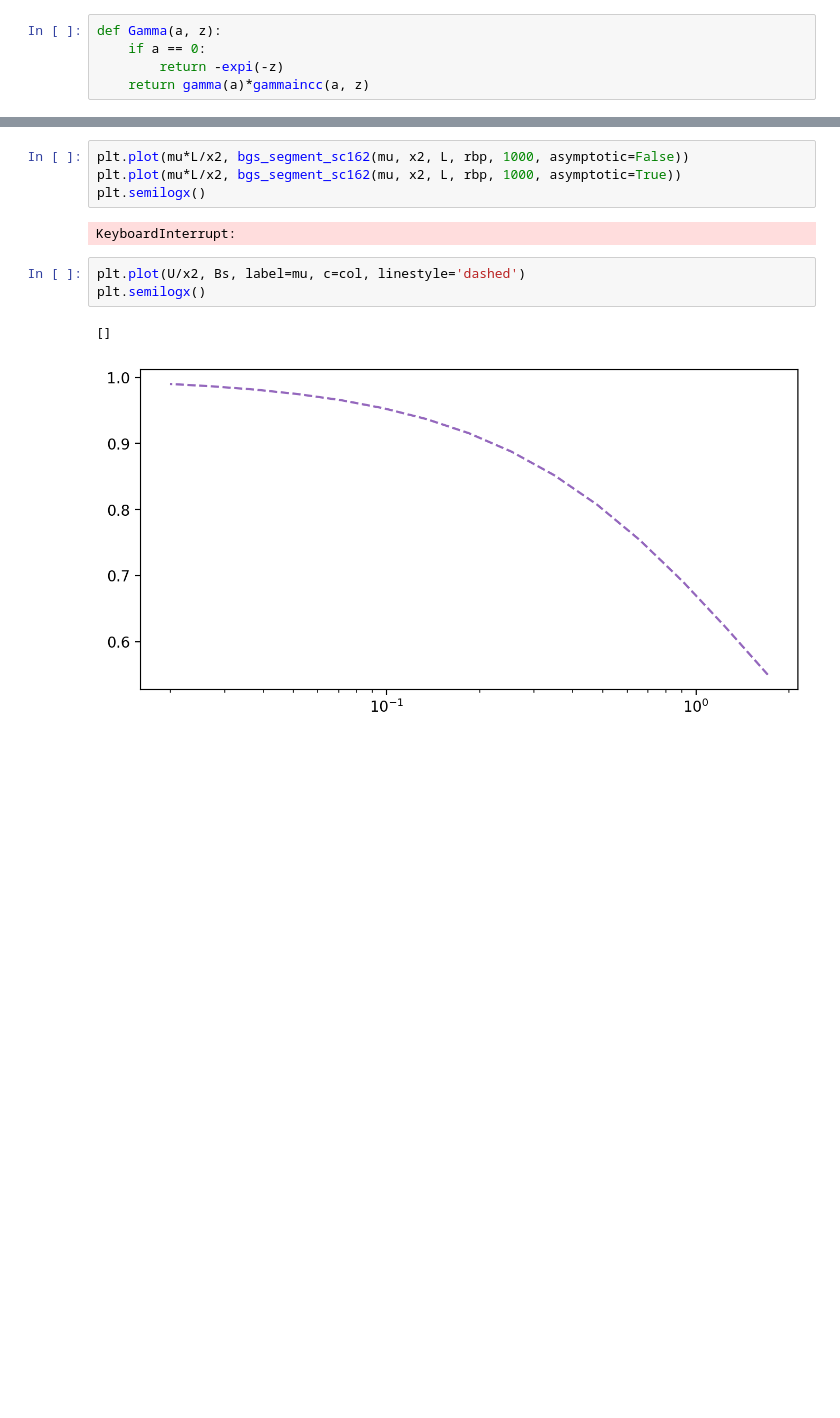
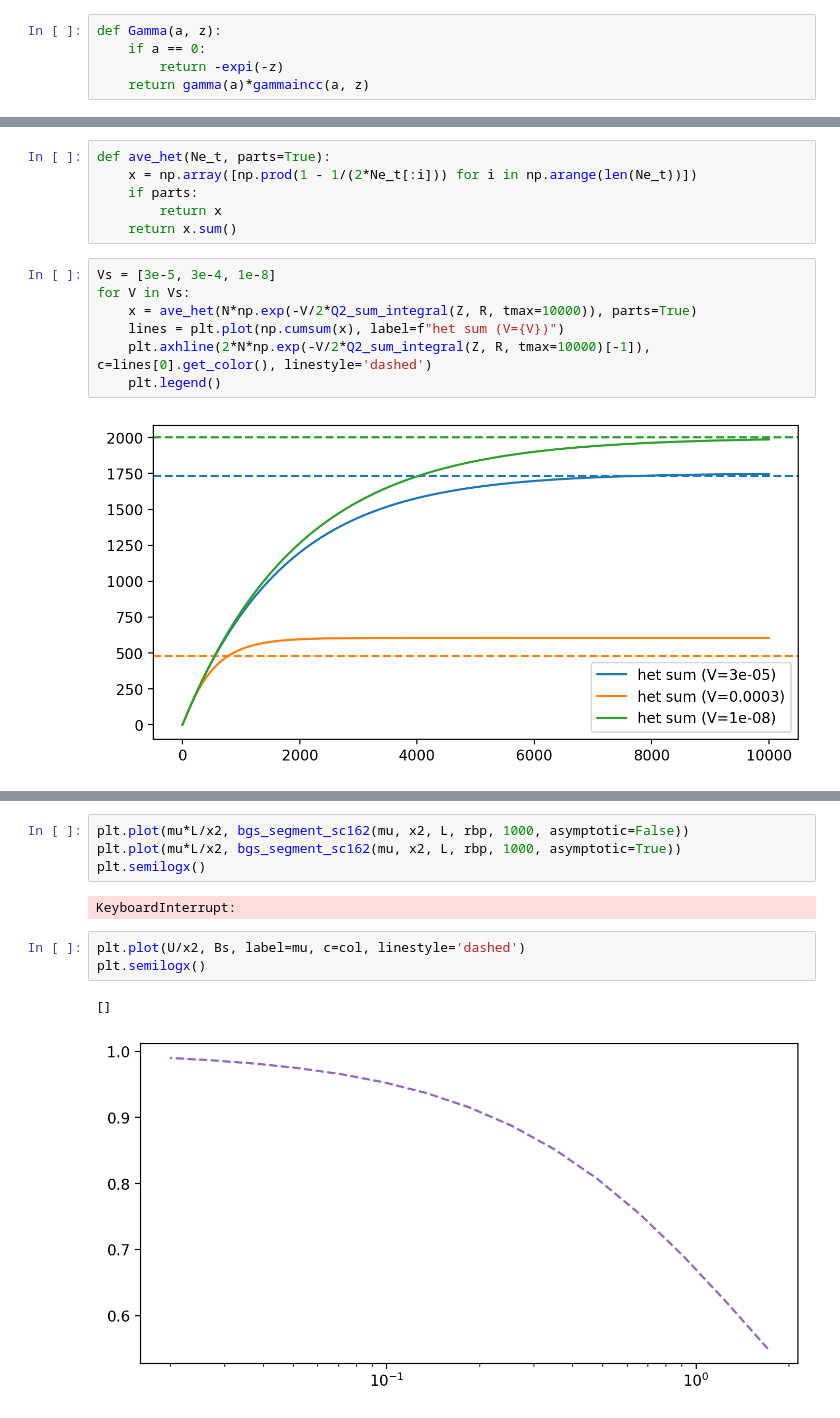
Before and after one commit to vsbuffalo/bprime, a Jupyter notebook: notebooks/region_simulations.ipynb, the cells around one changed output, grey strips where cells are left out. Saved outputs shown, nothing was run; the diff lists cells and outputs as text; blank space fills up the shorter version.

```diff
--- a/notebooks/region_simulations.ipynb
+++ b/notebooks/region_simulations.ipynb
@@ -156,0 +171,15 @@ def Q2_sum_integral2(Z, L, tmax=1000, thresh=0.01, use_sum=False):
+# %%
+def ave_het(Ne_t, parts=True):
+    x = np.array([np.prod(1 - 1/(2*Ne_t[:i])) for i in np.arange(len(Ne_t))])
+    if parts:
+        return x
+    return x.sum()
+# %%
+Vs = [3e-5, 3e-4, 1e-8]
+for V in Vs:
+    x = ave_het(N*np.exp(-V/2*Q2_sum_integral(Z, R, tmax=10000)), parts=True)
+    lines = plt.plot(np.cumsum(x), label=f"het sum (V={V})")
+    plt.axhline(2*N*np.exp(-V/2*Q2_sum_integral(Z, R, tmax=10000)[-1]), c=lines[0].get_color(), linestyle='dashed')
+    plt.legend()
+# %% [output]
+[figure, added]
```
Also changed, not shown: parts of 23 cells of this notebook.
